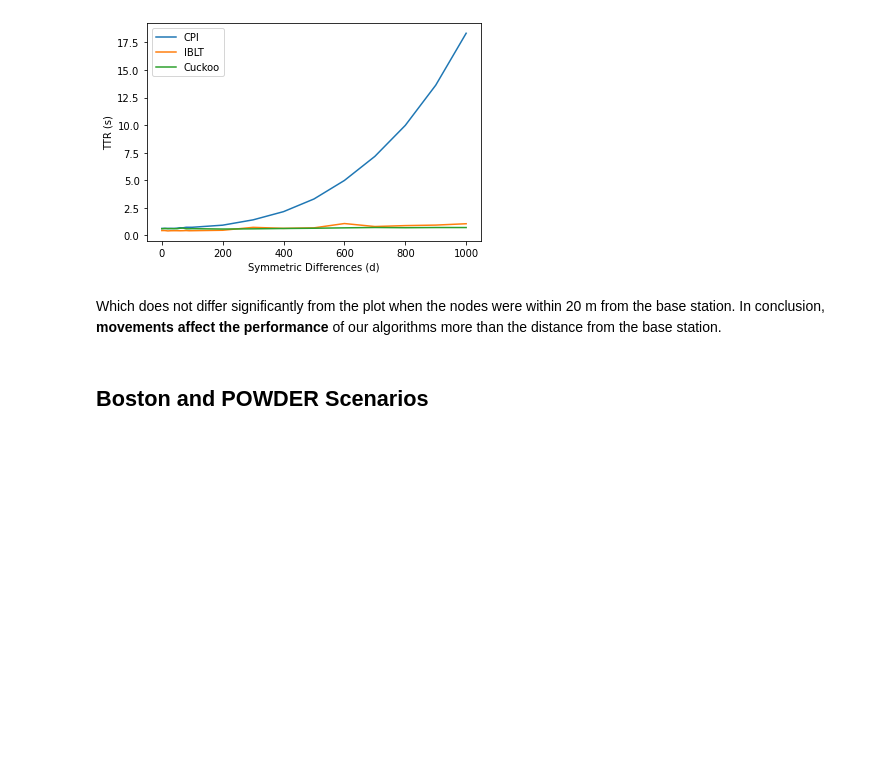
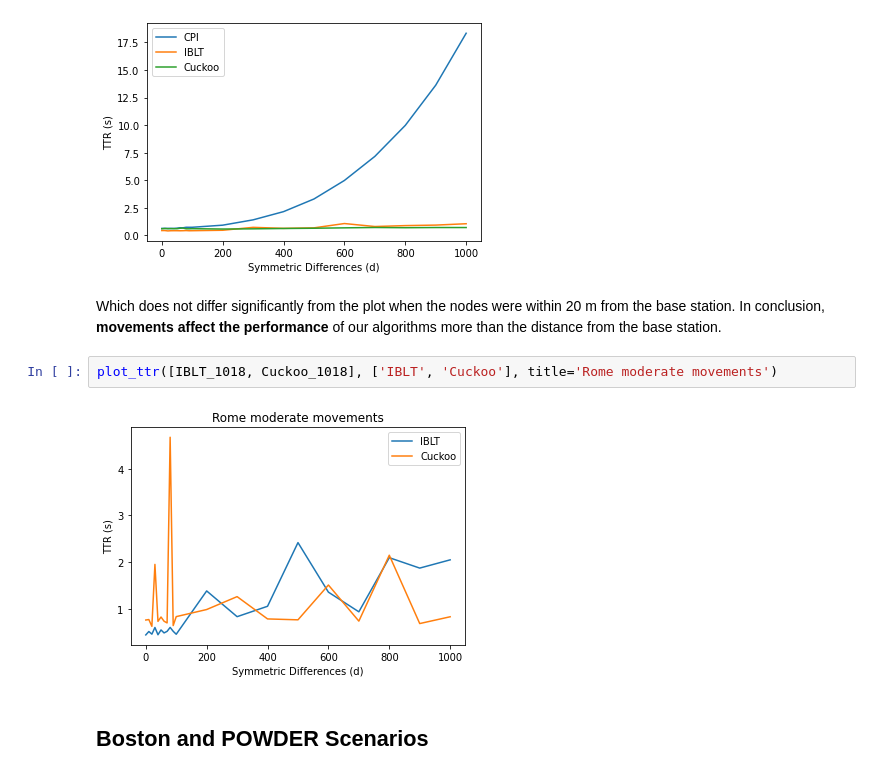
Before and after one commit to nislab/gensync, a Jupyter notebook: run/analysis.ipynb, the cells around one changed output. Cells and saved outputs as stored; diff of their text form; blank space fills up the shorter version.

```diff
--- a/run/analysis.ipynb
+++ b/run/analysis.ipynb
@@ -442,6 +442,10 @@ plot_ttr([CPI_1019, IBLT_1019, Cuckoo_1019], ['CPI', 'IBLT', 'Cuckoo'])
 [figure]
 # %% [markdown]
 Which does not differ significantly from the plot when the nodes were within 20 m from the base station. In conclusion, **movements affect the performance** of our algorithms more than the distance from the base station.
+# %%
+plot_ttr([IBLT_1018, Cuckoo_1018], ['IBLT', 'Cuckoo'], title='Rome moderate movements')
+# %% [output]
+[figure, added]
 # %% [markdown]
 <a name="#results_boston_and_powder"></a>
 ## Boston and POWDER Scenarios
```
Also changed, not shown: parts of 6 cells of this notebook, 2 other files.
